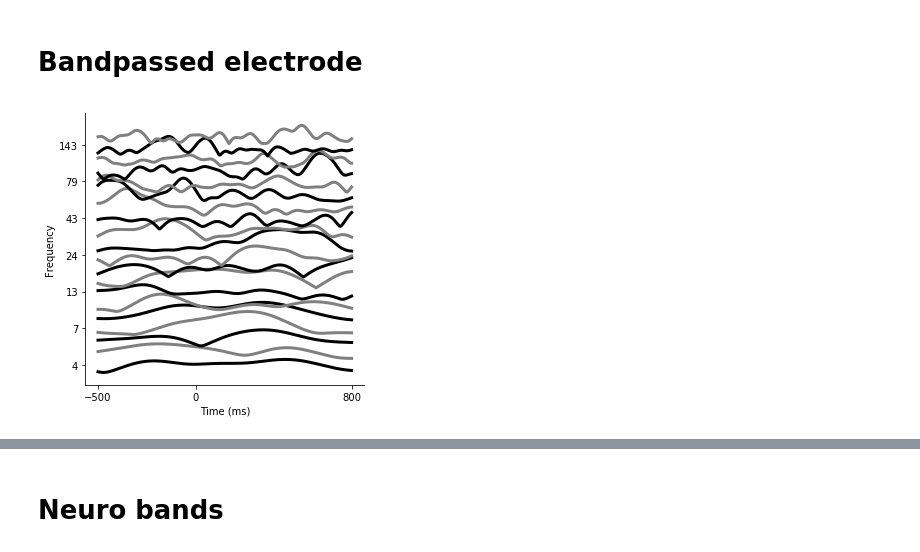
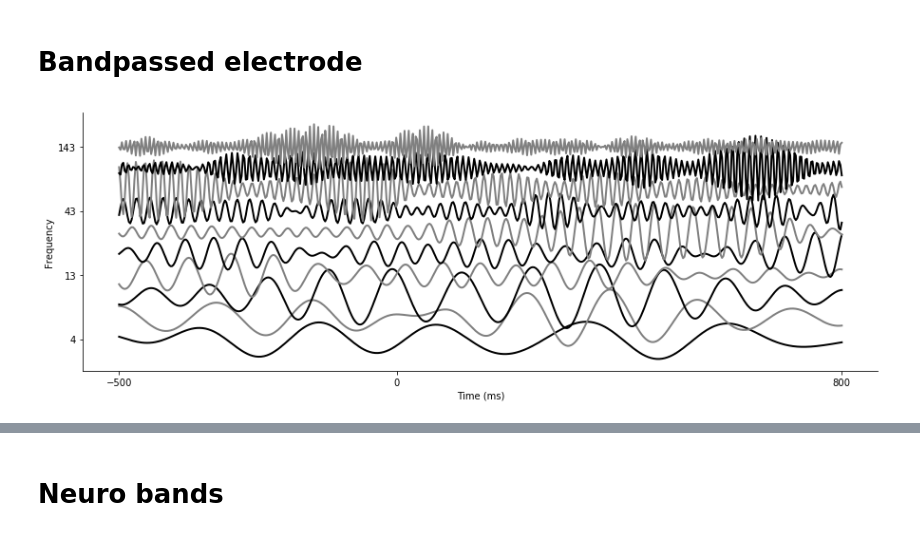
Before and after one commit to BouchardLab/cv_paper_plots, a Jupyter notebook: pipeline/pipeline_figure.ipynb, the cells around one changed output, grey strips where cells are left out. Saved outputs shown, nothing was run; the diff lists cells and outputs as text; code cells hidden in the pictures.

Commit message:
plotting updates

```diff
--- a/pipeline/pipeline_figure.ipynb
+++ b/pipeline/pipeline_figure.ipynb
@@ -60,11 +60,11 @@ plt.savefig('/home/jesse/Downloads/electrodes.pdf')
 # %%
 elec_idx = 19
 elec_data = vsmc_data[[elec_idx]]
-band_idxs = np.arange(0, 40, 2)
+band_idxs = np.arange(0, 40, 4)
 
 plt.close()
-f, ax = plt.subplots(1, figsize=(5, 5))
+f, ax = plt.subplots(1, figsize=(15, 5))
 analysis.plot_40bands_by_time(elec_data, band_idxs, sl, rate, block_path, ax)
 plt.savefig('/home/jesse/Downloads/frequencies.pdf')
 # %% [output]
-[figure, old version]
+[figure, new version]
```
Also changed, not shown: parts of 1 cell of this notebook, 1 other file.
